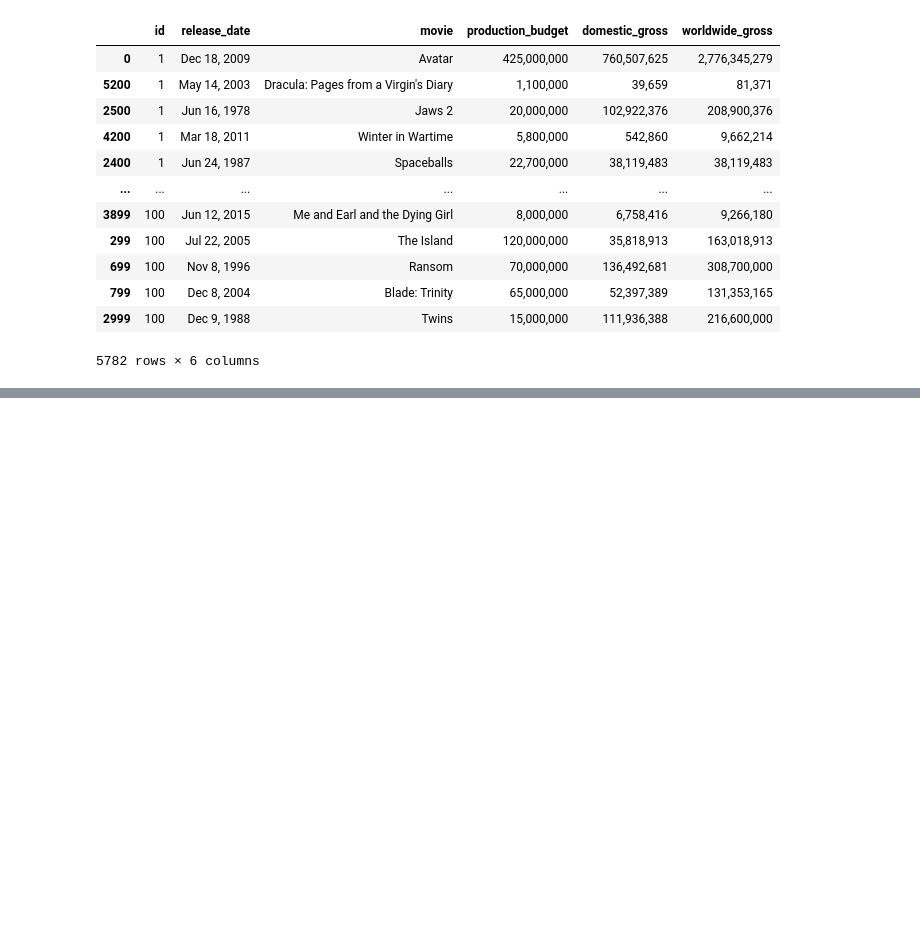
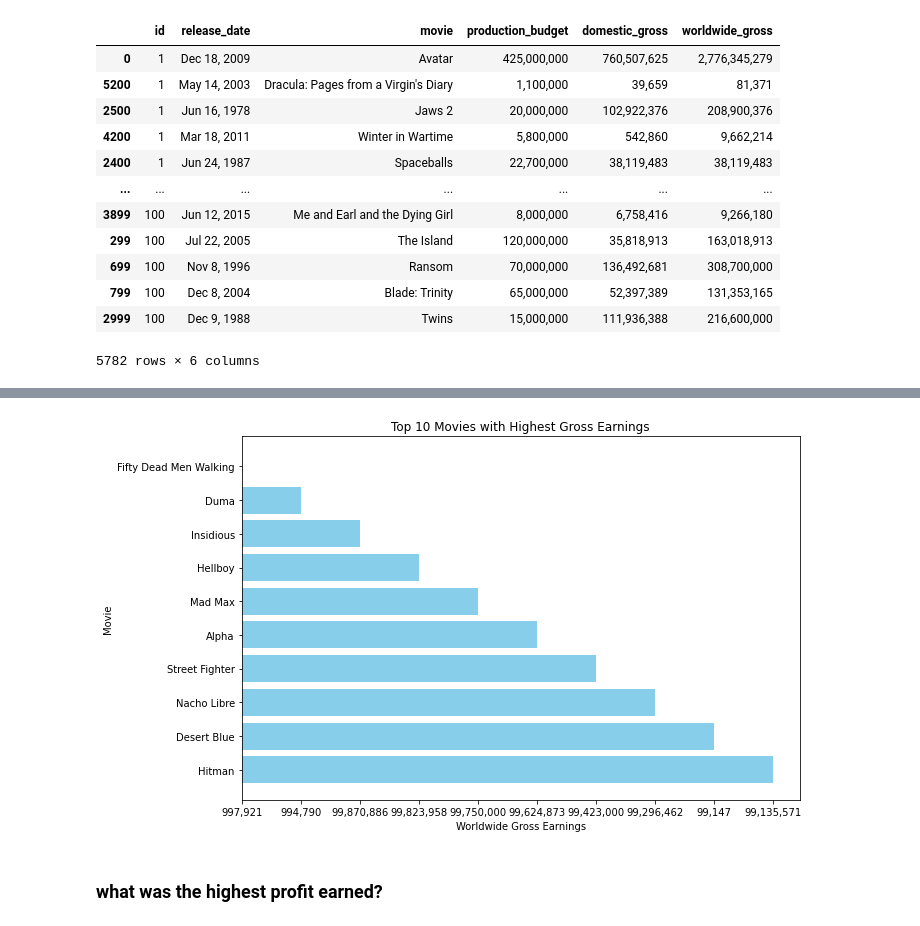
Before and after one commit to Sharon-Mukami/dsc-phase-1-project-v2-4, a Jupyter notebook: student.ipynb, the cells around one changed output, grey strips where cells are left out. Cells and saved outputs as stored; diff of their text form; code cells hidden in the pictures; blank space fills up the shorter version.

```diff
--- a/student.ipynb
+++ b/student.ipynb
@@ -571,0 +729,17 @@ movies_budgets_df
+# %%
+import matplotlib.pyplot as plt
+
+top_movies2 = sorted_movies2.head(10)
+
+plt.figure(figsize=(10, 6))
+plt.barh(top_movies2['movie'], top_movies2['worldwide_gross'], color='skyblue')
+plt.xlabel('Worldwide Gross Earnings')
+plt.ylabel('Movie')
+plt.title('Top 10 Movies with Highest Gross Earnings')
+plt.gca().invert_yaxis()
+plt.tight_layout()
+plt.show()
+# %% [output]
+[figure, added]
+# %% [markdown]
+### what was the highest profit earned?
```
Also changed, not shown: parts of 36 cells of this notebook.
